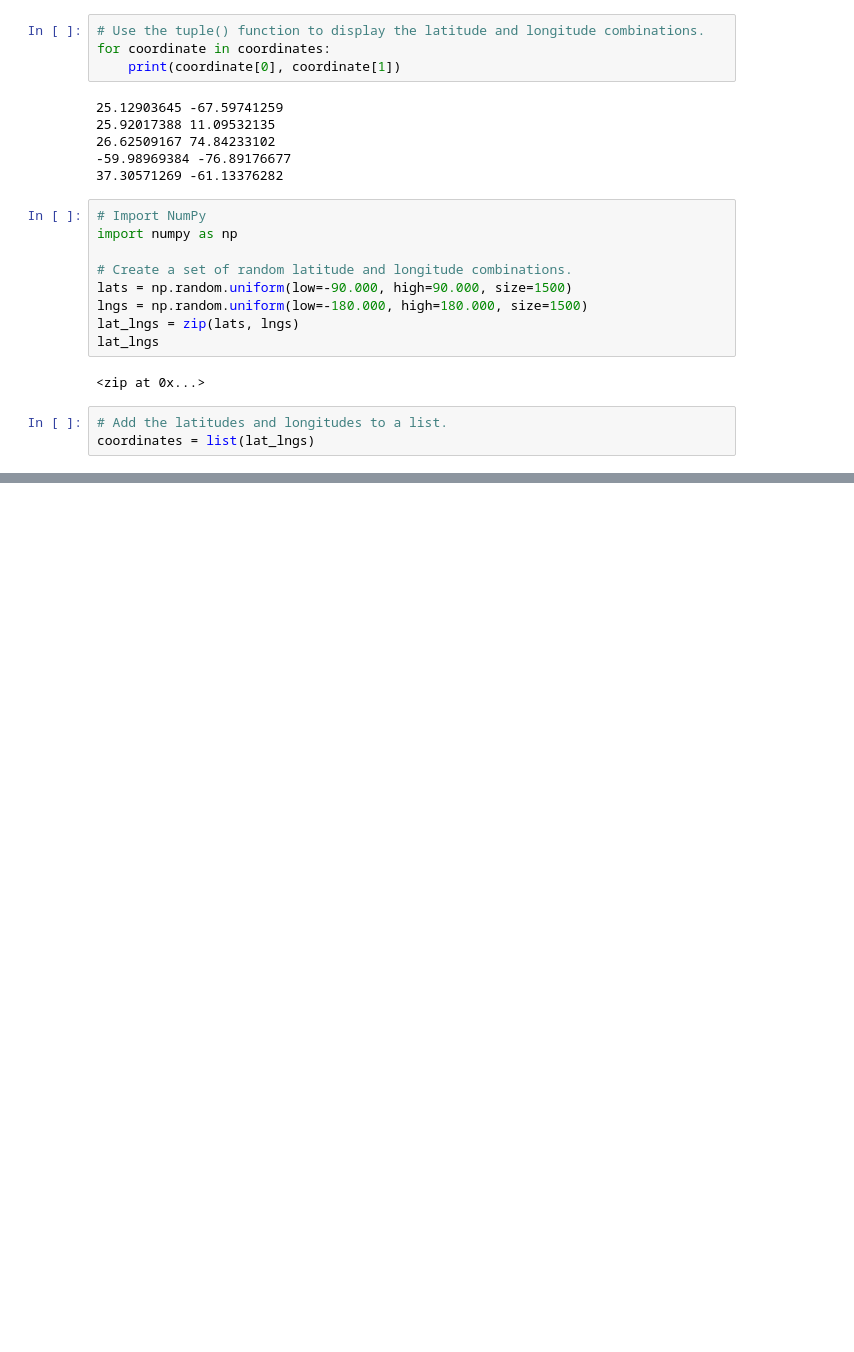
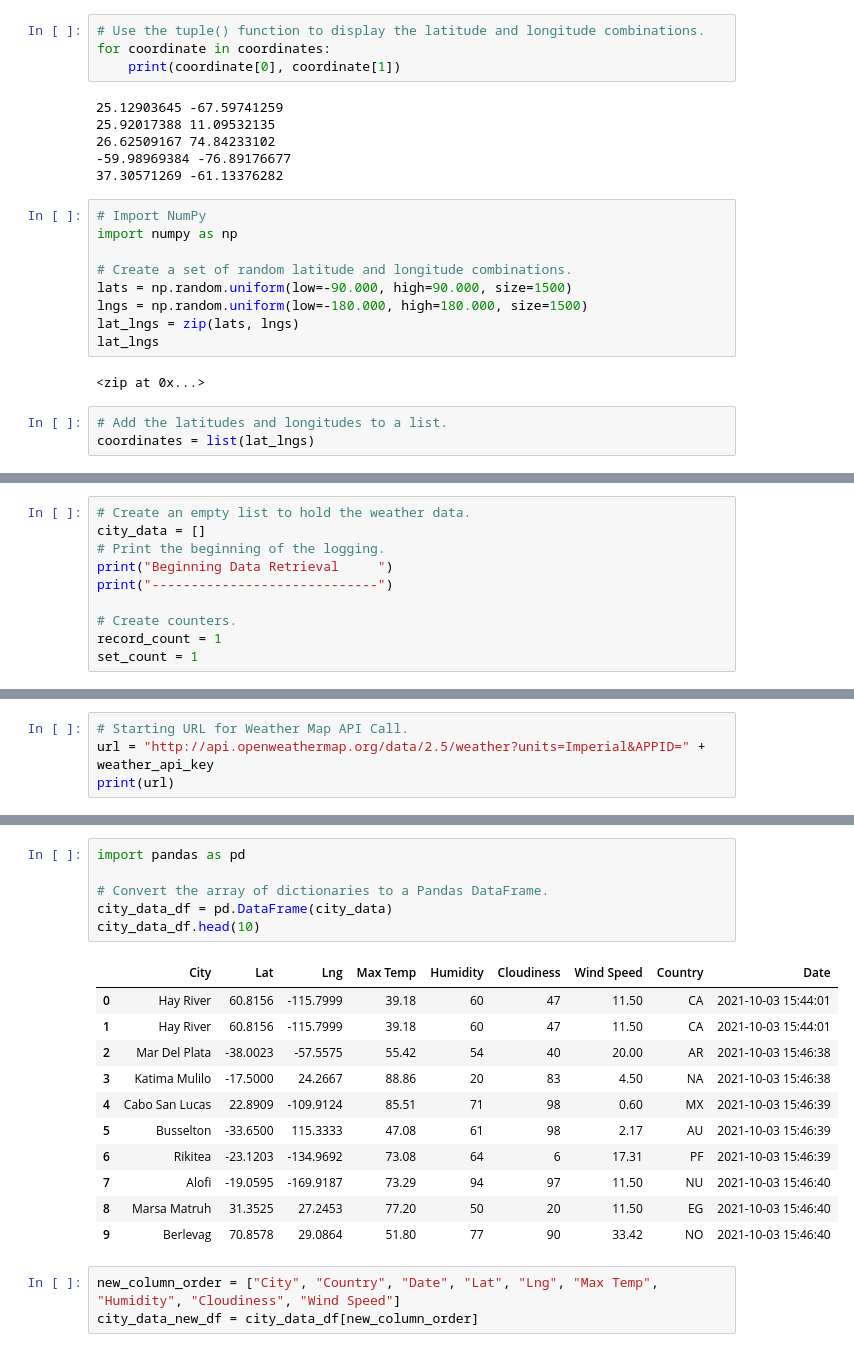
Before and after one commit to elisabethgnewman/World_Weather_Analysis, a Jupyter notebook: WeatherPy.ipynb, the cells around one changed output, grey strips where cells are left out. Drawn from its saved outputs; the diff is of its cells as text; blank space fills up the shorter version.

```diff
--- a/WeatherPy.ipynb
+++ b/WeatherPy.ipynb
@@ -29,0 +79,10 @@ coordinates = list(lat_lngs)
+# %%
+# Create an empty list to hold the weather data.
+city_data = []
+# Print the beginning of the logging.
+print("Beginning Data Retrieval     ")
+print("-----------------------------")
+
+# Create counters.
+record_count = 1
+set_count = 1
@@ -29,0 +92,4 @@ coordinates = list(lat_lngs)
+# %%
+# Starting URL for Weather Map API Call.
+url = "http://api.openweathermap.org/data/2.5/weather?units=Imperial&APPID=" + weather_api_key
+print(url)
@@ -29,0 +181,21 @@ coordinates = list(lat_lngs)
+# %%
+import pandas as pd
+
+# Convert the array of dictionaries to a Pandas DataFrame.
+city_data_df = pd.DataFrame(city_data)
+city_data_df.head(10)
+# %% [output]
+|  | City | Lat | Lng | Max Temp | Humidity | Cloudiness | Wind Speed | Country | Date |
+| 0 | Hay River | 60.8156 | -115.7999 | 39.18 | 60 | 47 | 11.50 | CA | 2021-10-03 15:44:01 |
+| 1 | Hay River | 60.8156 | -115.7999 | 39.18 | 60 | 47 | 11.50 | CA | 2021-10-03 15:44:01 |
+| 2 | Mar Del Plata | -38.0023 | -57.5575 | 55.42 | 54 | 40 | 20.00 | AR | 2021-10-03 15:46:38 |
+| 3 | Katima Mulilo | -17.5000 | 24.2667 | 88.86 | 20 | 83 | 4.50 | NA | 2021-10-03 15:46:38 |
+| 4 | Cabo San Lucas | 22.8909 | -109.9124 | 85.51 | 71 | 98 | 0.60 | MX | 2021-10-03 15:46:39 |
+| 5 | Busselton | -33.6500 | 115.3333 | 47.08 | 61 | 98 | 2.17 | AU | 2021-10-03 15:46:39 |
+| 6 | Rikitea | -23.1203 | -134.9692 | 73.08 | 64 | 6 | 17.31 | PF | 2021-10-03 15:46:39 |
+| 7 | Alofi | -19.0595 | -169.9187 | 73.29 | 94 | 97 | 11.50 | NU | 2021-10-03 15:46:40 |
+| 8 | Marsa Matruh | 31.3525 | 27.2453 | 77.20 | 50 | 20 | 11.50 | EG | 2021-10-03 15:46:40 |
+| 9 | Berlevag | 70.8578 | 29.0864 | 51.80 | 77 | 90 | 33.42 | NO | 2021-10-03 15:46:40 |
+# %%
+new_column_order = ["City", "Country", "Date", "Lat", "Lng", "Max Temp", "Humidity", "Cloudiness", "Wind Speed"]
+city_data_new_df = city_data_df[new_column_order]
```
Also changed, not shown: parts of 12 cells of this notebook, 4 other files.
